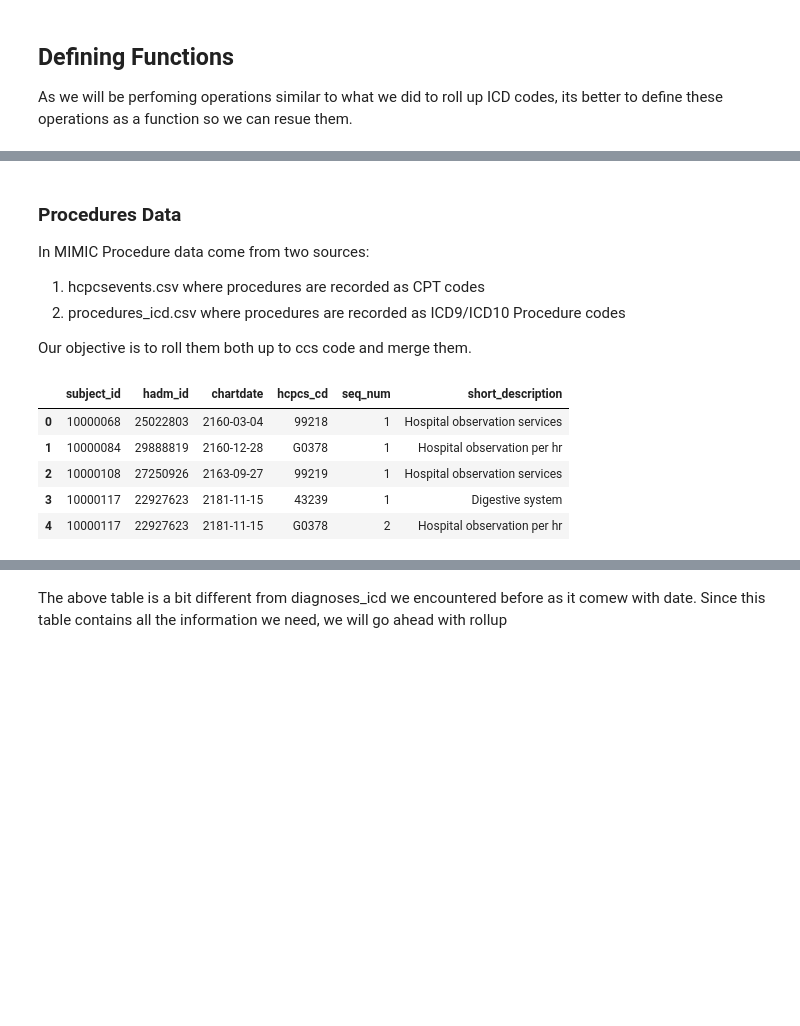
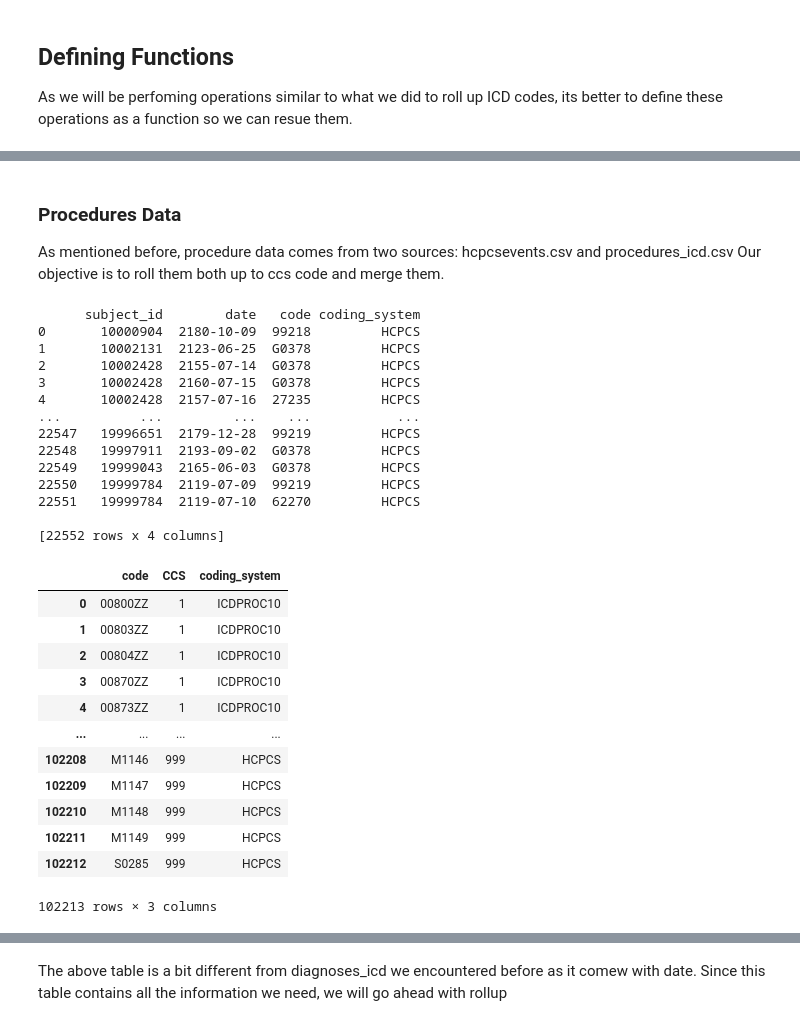
Before and after one commit to apvidul/EHR-Processing-Tutorial, a Jupyter notebook: EHR-Pipeline-Part2.ipynb, the cells around one changed output, grey strips where cells are left out. Drawn from its saved outputs; the diff is of its cells as text; code cells hidden in the pictures; blank space fills up the shorter version.

```diff
--- a/EHR-Pipeline-Part2.ipynb
+++ b/EHR-Pipeline-Part2.ipynb
@@ -381,25 +995,52 @@ def filter_rolledup_data(rolledup_data,extract_columns):
 # %% [markdown]
 ### Procedures Data
 
-In MIMIC Procedure data come from two sources:
-1. hcpcsevents.csv where procedures are recorded as CPT codes
-2. procedures_icd.csv where procedures are recorded as ICD9/ICD10 Procedure codes
-
+As mentioned before, procedure data comes from two sources: hcpcsevents.csv and procedures_icd.csv
 Our objective is to roll them both up to ccs code and merge them.
 # %%
-# Processing hcpcsevents.csv
+# Rolling up procedure data
 
 import pandas as pd
 
-hcpcenvents_file = "/n/data1/hsph/biostat/celehs/lab/va67/MIMIC/mimic-iv-codified-3.1/files/mimiciv/3.1/hosp/hcpcsevents.csv"
+unrolled_procedure_data = "./Cleaned_RawData/Procedures"
 
-hcpcenvents = pd.read_csv(hcpcenvents_file, dtype=str)
+procedure_files = os.listdir(unrolled_procedure_data)
 
-hcpcenvents.head()
+sample_procedure_filepath= os.path.join(procedure_raw_data_cleaned, procedure_files[0])
+
+sample_procedure = pd.read_csv(sample_procedure_filepath, dtype=str)
+print(sample_procedure)
+
+procedure_rollup_file = "./Rollup_Mappings/HCPCS_ICDPROC_to_CCS.csv"
+
+procedure_to_ccs = pd.read_csv(procedure_rollup_file , dtype=str)
+
+procedure_to_ccs
 # %% [output]
+      subject_id        date   code coding_system
+0       10000904  2180-10-09  99218         HCPCS
+1       10002131  2123-06-25  G0378         HCPCS
+2       10002428  2155-07-14  G0378         HCPCS
+3       10002428  2160-07-15  G0378         HCPCS
+4       10002428  2157-07-16  27235         HCPCS
+...          ...         ...    ...           ...
+22547   19996651  2179-12-28  99219         HCPCS
+22548   19997911  2193-09-02  G0378         HCPCS
+22549   19999043  2165-06-03  G0378         HCPCS
+22550   19999784  2119-07-09  99219         HCPCS
+22551   19999784  2119-07-10  62270         HCPCS
+
+[22552 rows x 4 columns]
-|  | subject_id | hadm_id | chartdate | hcpcs_cd | seq_num | short_description |
-| 0 | 10000068 | 25022803 | 2160-03-04 | 99218 | 1 | Hospital observation services |
-| 1 | 10000084 | 29888819 | 2160-12-28 | G0378 | 1 | Hospital observation per hr |
-| 2 | 10000108 | 27250926 | 2163-09-27 | 99219 | 1 | Hospital observation services |
-| 3 | 10000117 | 22927623 | 2181-11-15 | 43239 | 1 | Digestive system |
-| 4 | 10000117 | 22927623 | 2181-11-15 | G0378 | 2 | Hospital observation per hr |
+|  | code | CCS | coding_system |
+| 0 | 00800ZZ | 1 | ICDPROC10 |
+| 1 | 00803ZZ | 1 | ICDPROC10 |
+| 2 | 00804ZZ | 1 | ICDPROC10 |
+| 3 | 00870ZZ | 1 | ICDPROC10 |
+| 4 | 00873ZZ | 1 | ICDPROC10 |
+| ... | ... | ... | ... |
+| 102208 | M1146 | 999 | HCPCS |
+| 102209 | M1147 | 999 | HCPCS |
+| 102210 | M1148 | 999 | HCPCS |
+| 102211 | M1149 | 999 | HCPCS |
+| 102212 | S0285 | 999 | HCPCS |
+102213 rows × 3 columns
```
Also changed, not shown: parts of 91 cells of this notebook, 8 other files.
